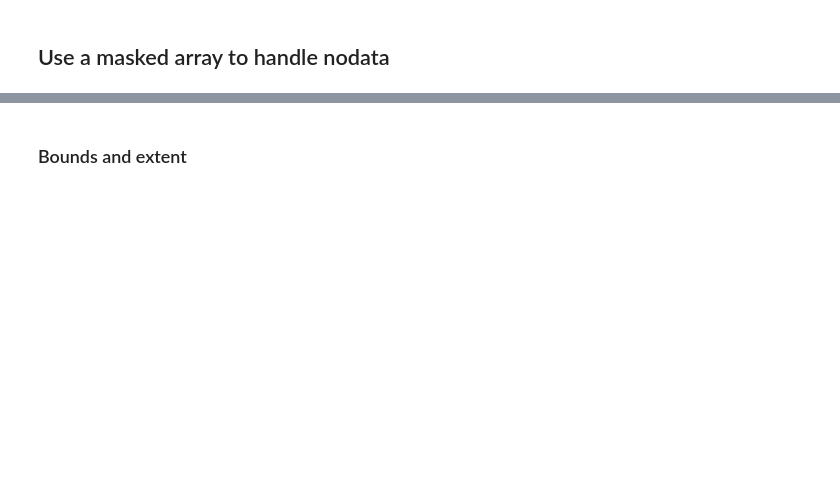
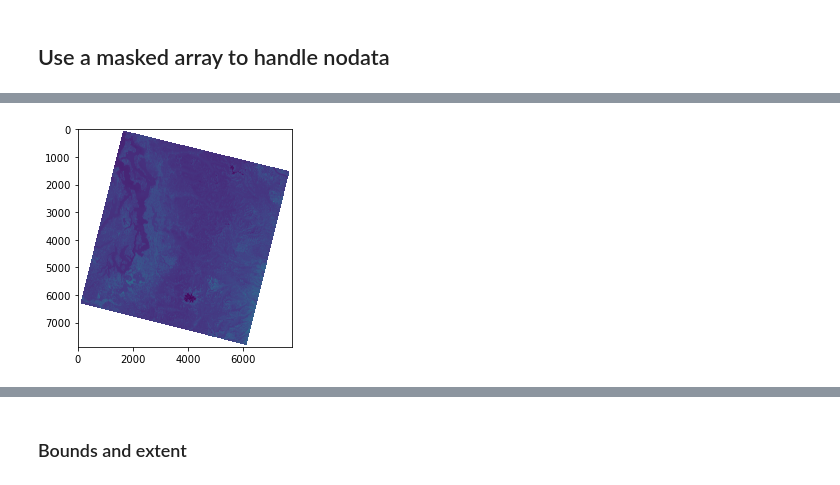
Before and after one commit to UW-GDA/jupyterbook, a Jupyter notebook: book/modules/05_Raster1_GDAL_rasterio_LS8/05_Raster1_GDAL_rasterio_Demo.ipynb, the cells around one changed output, grey strips where cells are left out. Saved outputs shown, nothing was run; the diff lists cells and outputs as text; code cells hidden in the pictures; blank space fills up the shorter version.

```diff
--- a/book/modules/05_Raster1_GDAL_rasterio_LS8/05_Raster1_GDAL_rasterio_Demo.ipynb
+++ b/book/modules/05_Raster1_GDAL_rasterio_LS8/05_Raster1_GDAL_rasterio_Demo.ipynb
@@ -243 +387,6 @@ plt.imshow(a);
+# %%
+f, ax = plt.subplots()
+plt.imshow(a);
+# %% [output]
+[figure, added]
 # %%
```
Also changed, not shown: parts of 66 cells of this notebook, 2 other files.
